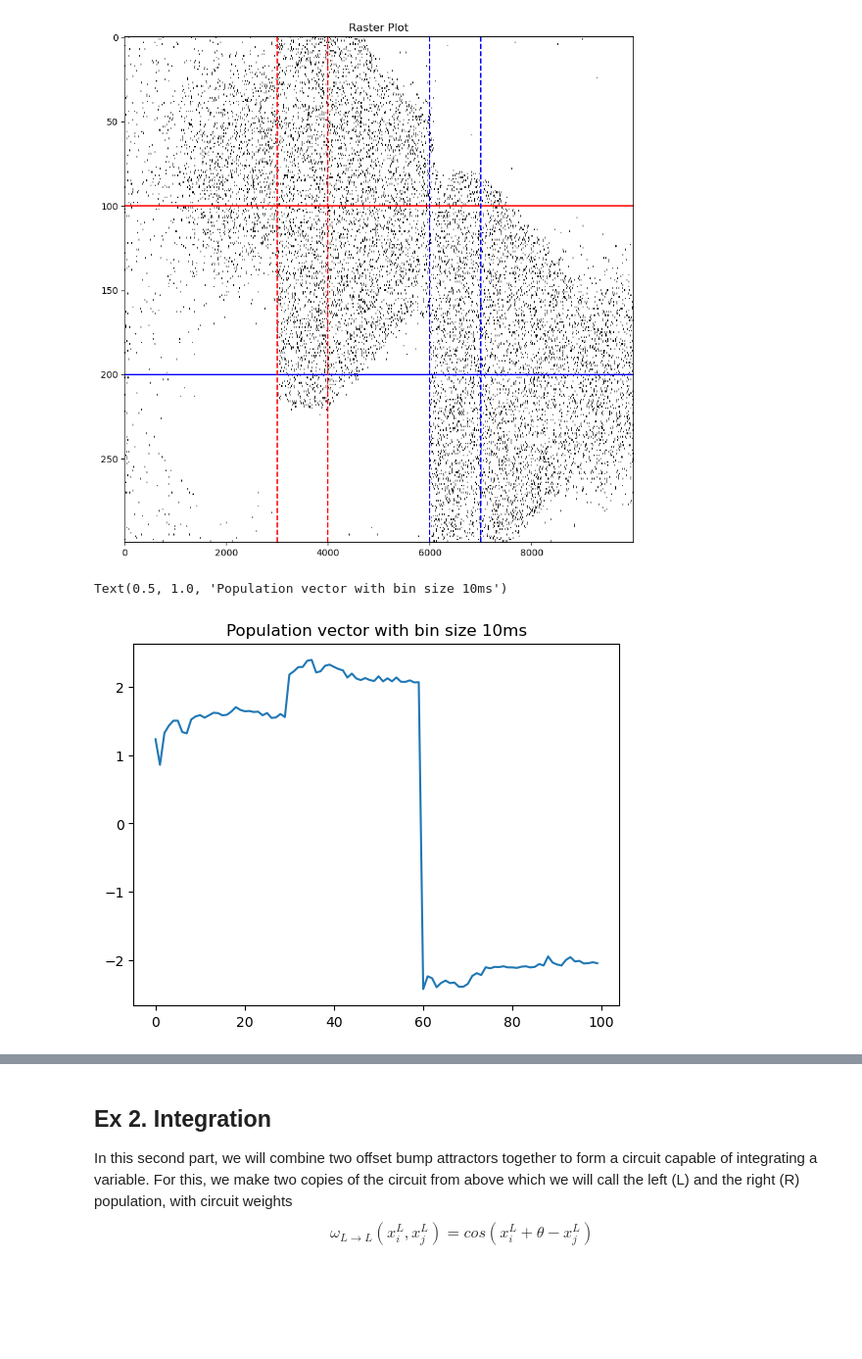
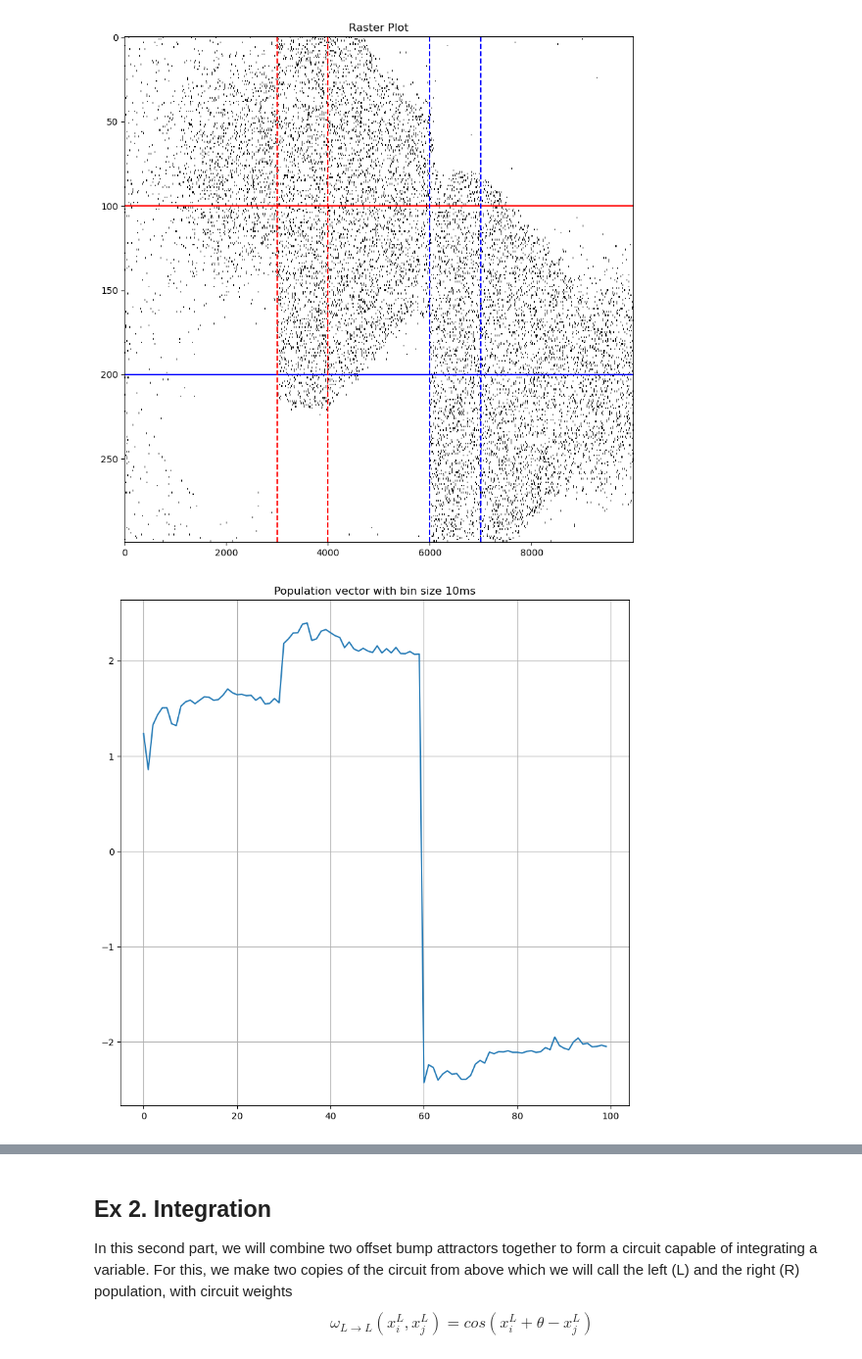
Before and after one commit to SanderMiesen/NeuroDyna, a Jupyter notebook: ProjNotebook.ipynb, the cells around one changed output, grey strips where cells are left out. Shown at 98% size. Drawn from its saved outputs; the diff is of its cells as text; code cells hidden in the pictures; blank space fills up the shorter version.

```diff
--- a/ProjNotebook.ipynb
+++ b/ProjNotebook.ipynb
@@ -331,9 +354,10 @@ plt.show()
 # %% [output]
 [figure]
 # %%
+plt.figure(figsize=(10,10))
 plt.plot(circular_weighted_mean(spikes_1_4))
 plt.title('Population vector with bin size 10ms')
+plt.grid()
 # %% [output]
-Text(0.5, 1.0, 'Population vector with bin size 10ms')
-[figure, old version]
+[figure, new version]
 # %% [markdown]
```
Also changed, not shown: parts of 32 cells of this notebook.
